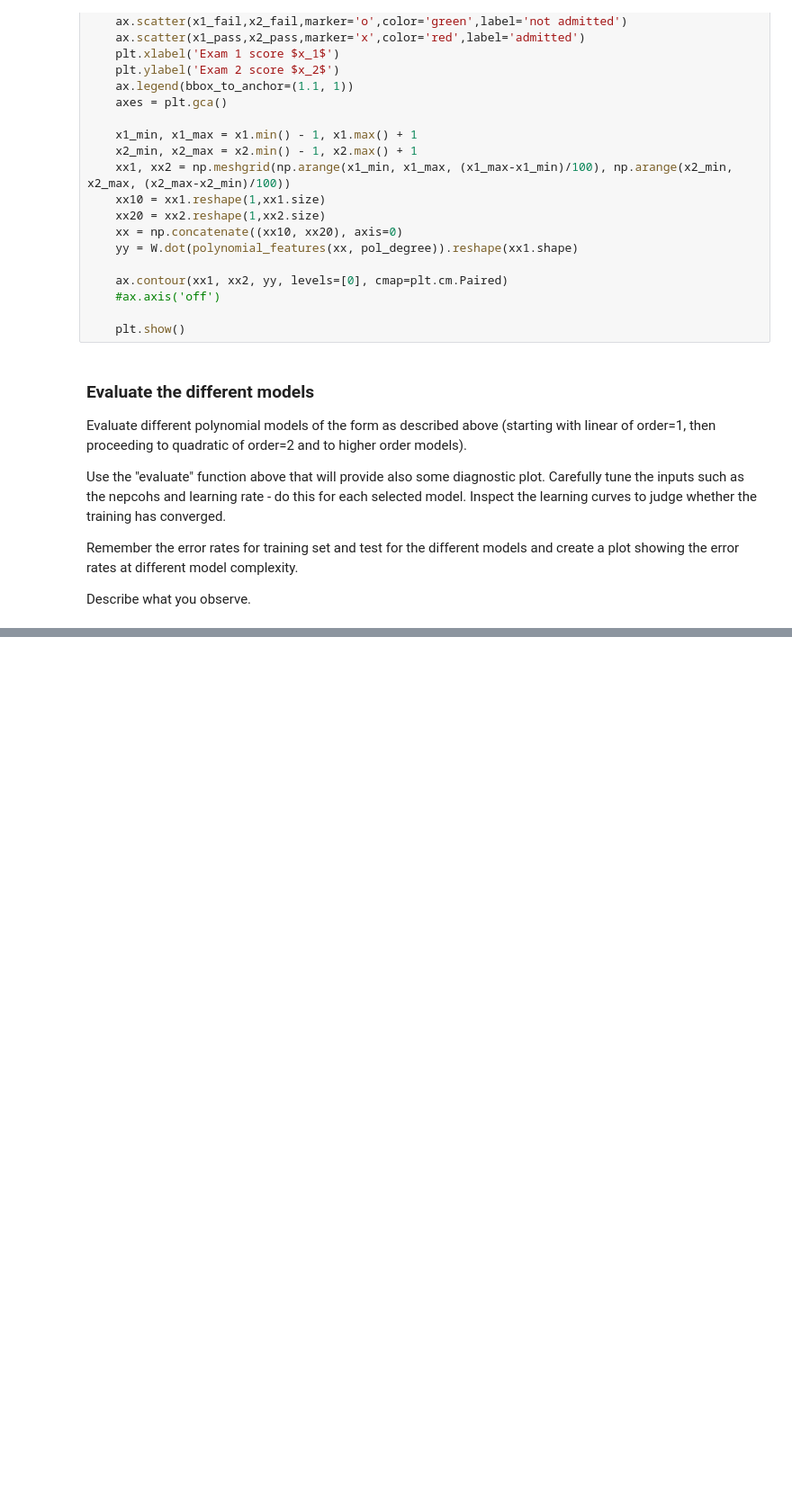
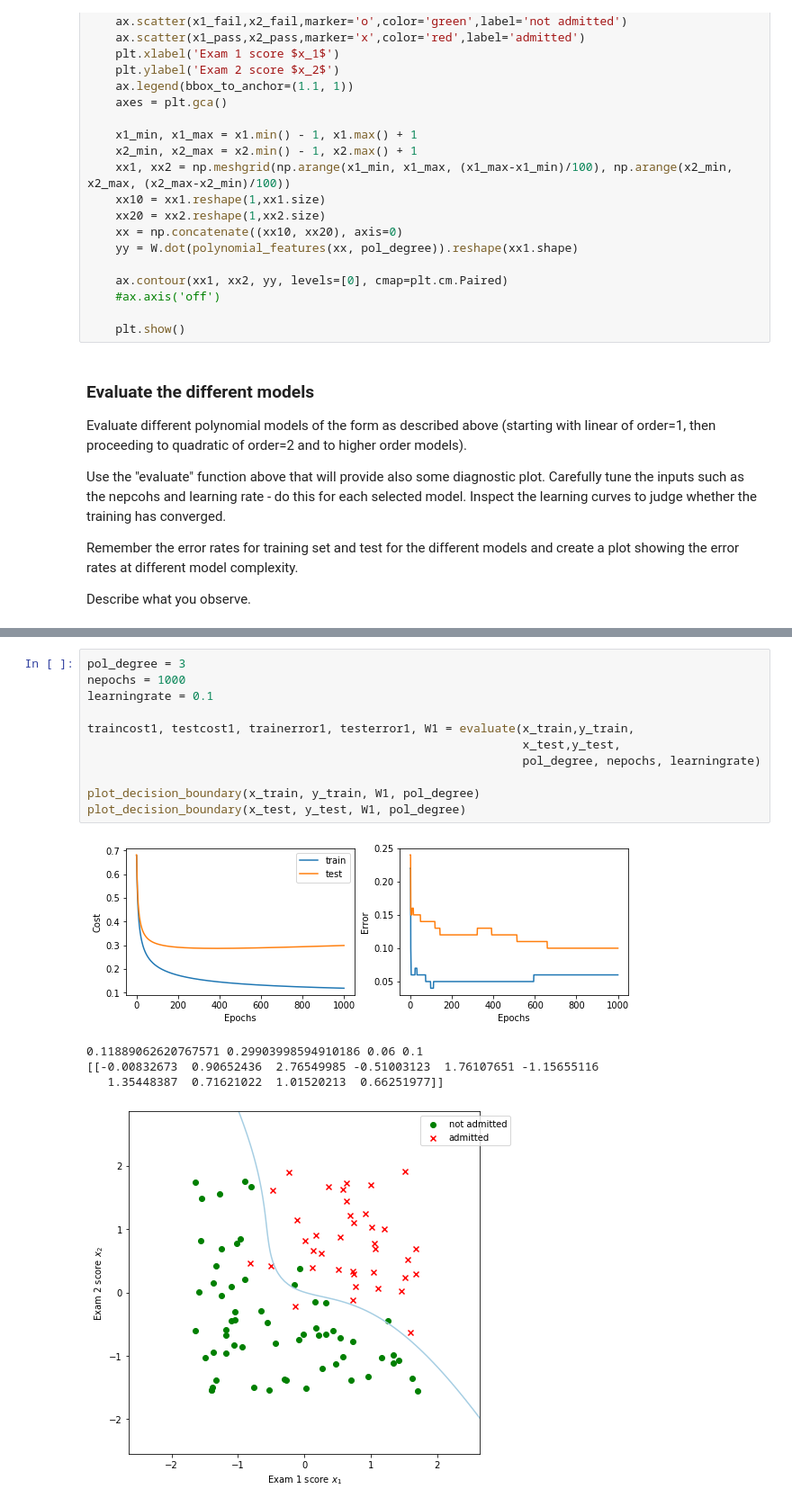
Before and after one commit to codax0r/mse-delearn, a Jupyter notebook: jeh/w4-overfitting_stud.ipynb, the cells around one changed output, grey strips where cells are left out. Shown at 90% size. Saved outputs shown, nothing was run; the diff lists cells and outputs as text; blank space fills up the shorter version.

```diff
--- a/jeh/w4-overfitting_stud.ipynb
+++ b/jeh/w4-overfitting_stud.ipynb
@@ -293,0 +376,17 @@ plot_decision_boundary(x_test, y_test, W1, pol_degree)
+# %%
+pol_degree = 3
+nepochs = 1000
+learningrate = 0.1
+
+traincost1, testcost1, trainerror1, testerror1, W1 = evaluate(x_train,y_train,
+                                                              x_test,y_test,
+                                                              pol_degree, nepochs, learningrate)
+
+plot_decision_boundary(x_train, y_train, W1, pol_degree)
+plot_decision_boundary(x_test, y_test, W1, pol_degree)
+# %% [output]
+[figure, added]
+0.11889062620767571 0.29903998594910186 0.06 0.1
+[[-0.00832673  0.90652436  2.76549985 -0.51003123  1.76107651 -1.15655116
+   1.35448387  0.71621022  1.01520213  0.66251977]]
+[figure, added]
```
Also changed, not shown: parts of 23 cells of this notebook, 1 other file.
